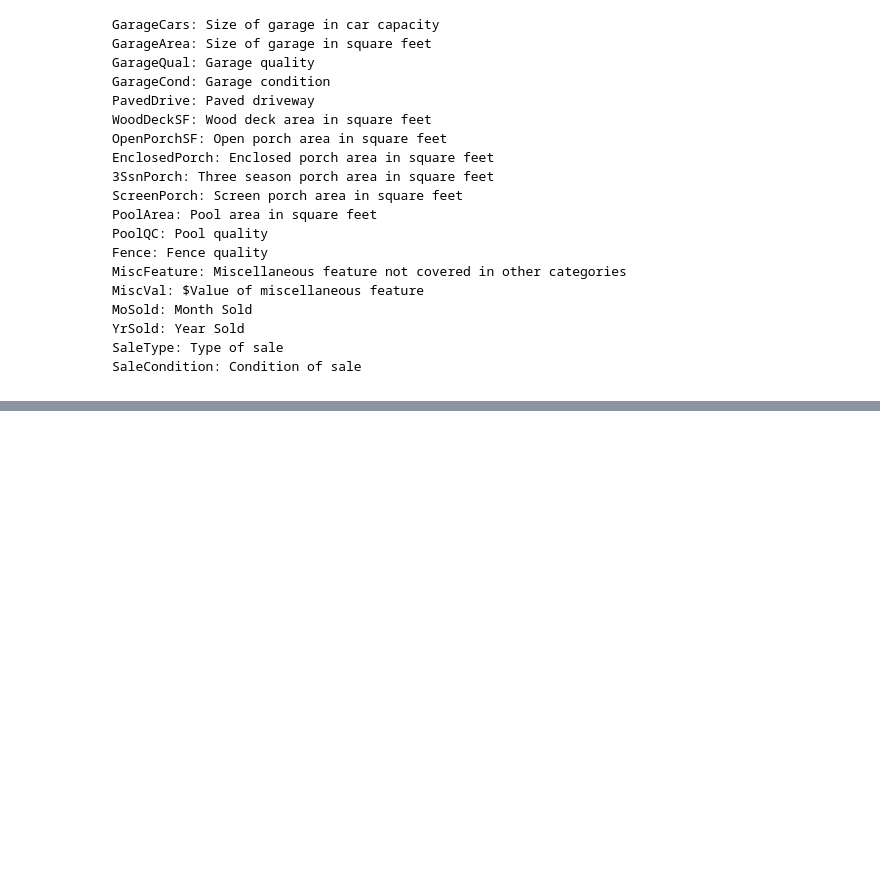
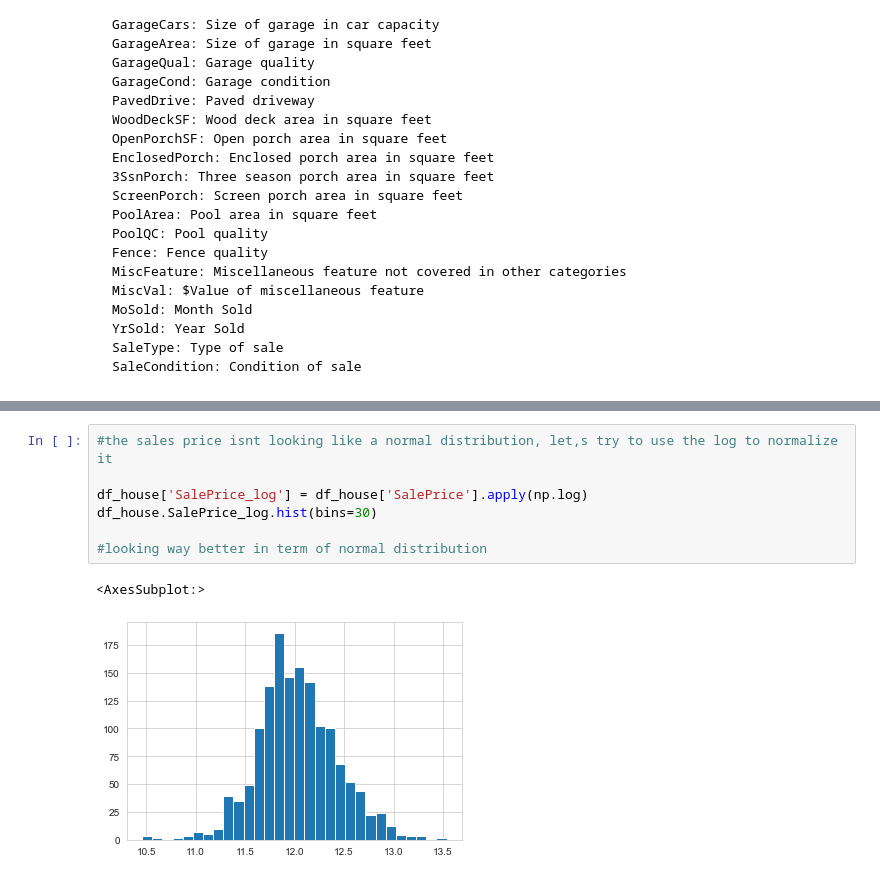
Before and after one commit to cb-ds-1/m3-3-engineering-regression, a Jupyter notebook: workshop.ipynb, the cells around one changed output, grey strips where cells are left out. Drawn from its saved outputs; the diff is of its cells as text; blank space fills up the shorter version.

```diff
--- a/workshop.ipynb
+++ b/workshop.ipynb
@@ -110,0 +529,10 @@ Here are the features you can use (or engineer into new features!) for your `X`
+# %%
+#the sales price isnt looking like a normal distribution, let,s try to use the log to normalize it
+
+df_house['SalePrice_log'] = df_house['SalePrice'].apply(np.log)
+df_house.SalePrice_log.hist(bins=30)
+
+#looking way better in term of normal distribution
+# %% [output]
+<AxesSubplot:>
+[figure, added]
```
Also changed, not shown: parts of 20 cells of this notebook.
